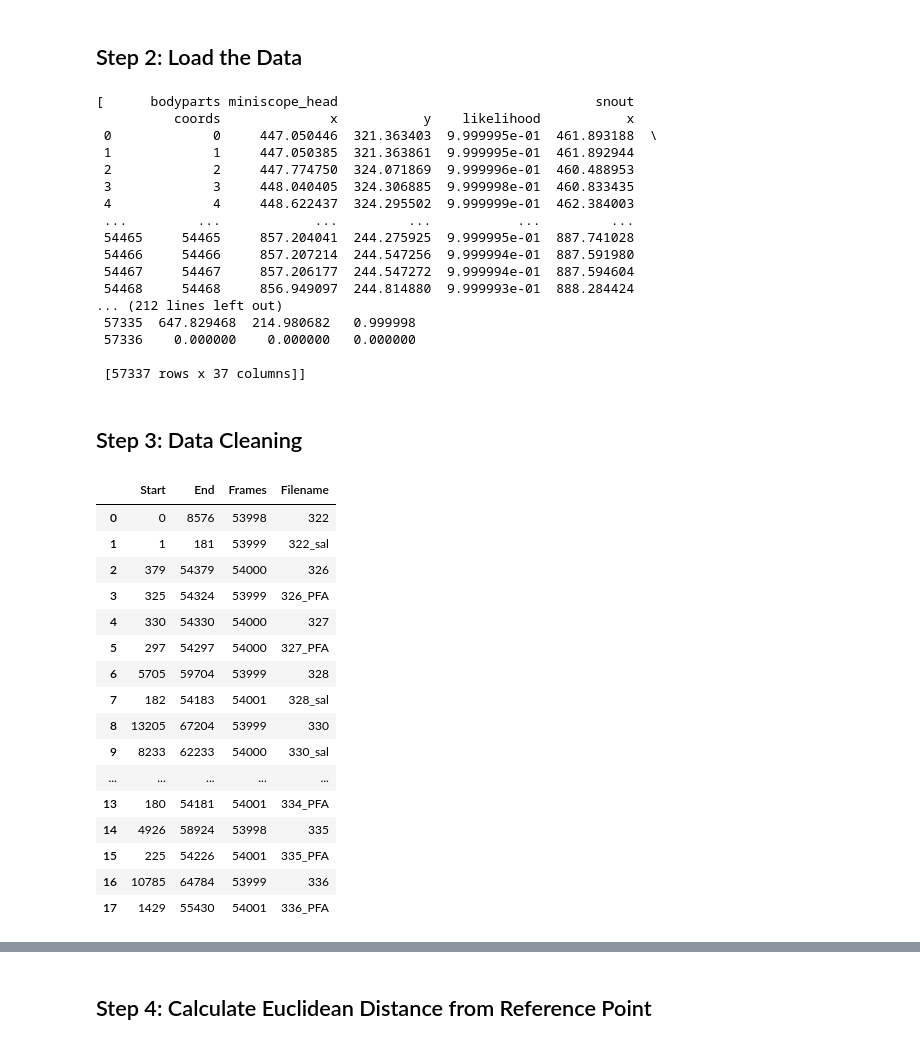
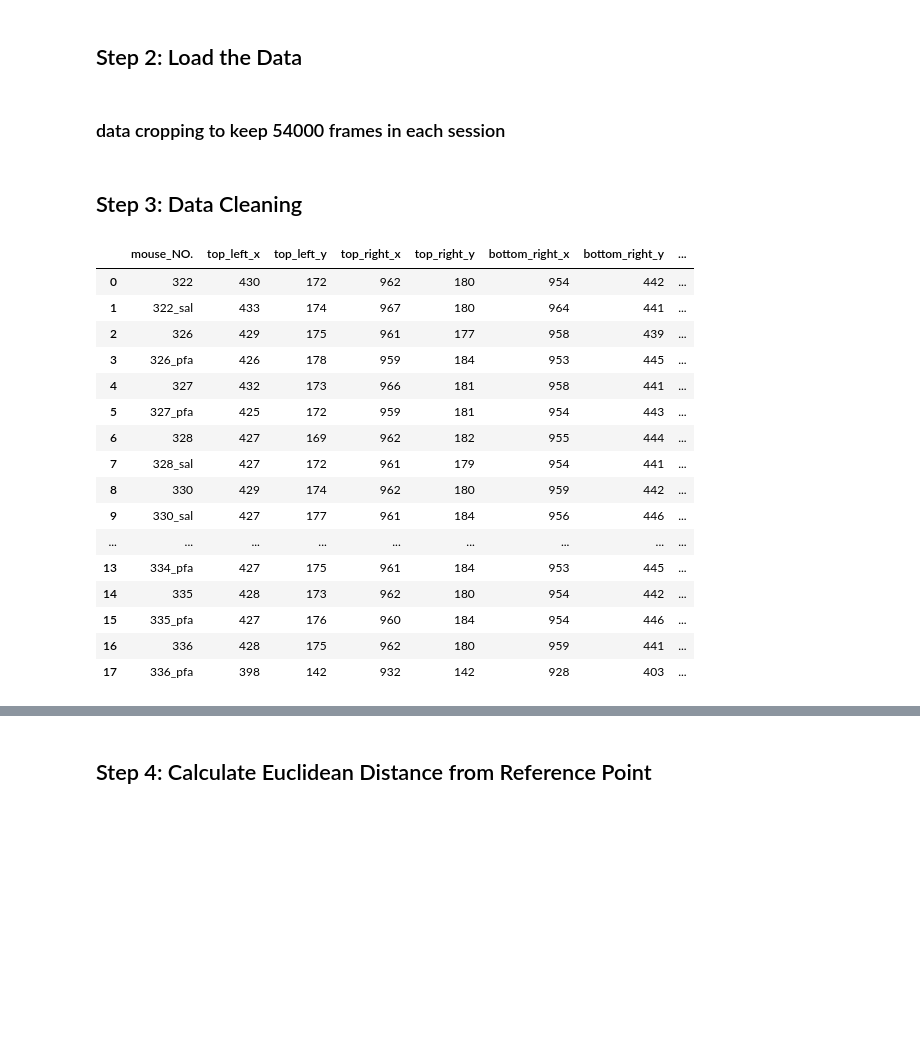
Before and after one commit to MagM00/nevian_lab, a Jupyter notebook: video_processing/DLC analysis.ipynb, the cells around one changed output, grey strips where cells are left out. Drawn from its saved outputs; the diff is of its cells as text; code cells hidden in the pictures; blank space fills up the shorter version.

```diff
--- a/video_processing/DLC analysis.ipynb
+++ b/video_processing/DLC analysis.ipynb
@@ -23,22 +23,6 @@ pfa_files = [file for file in data_files if any(mouse in file for mouse in ['326
 saline_dataframes = [pd.read_csv('E:/deeplabcut/' + file, header=[1,2]) for file in saline_files]
 pfa_dataframes = [pd.read_csv('E:/deeplabcut/' + file, header=[1,2]) for file in pfa_files]
 # %%
-saline_dataframes
+frame_info_df_manual = pd.read_csv(r'H:\DANNCE\6cam_behavior\topviewcam\top_view_cam_led_frames.csv')
-# %% [output]
-[      bodyparts miniscope_head                                 snout
-          coords              x           y    likelihood           x
- 0             0     447.050446  321.363403  9.999995e-01  461.893188  \
- 1             1     447.050385  321.363861  9.999995e-01  461.892944
- 2             2     447.774750  324.071869  9.999996e-01  460.488953
- 3             3     448.040405  324.306885  9.999998e-01  460.833435
- 4             4     448.622437  324.295502  9.999999e-01  462.384003
- ...         ...            ...         ...           ...         ...
- 54465     54465     857.204041  244.275925  9.999995e-01  887.741028
- 54466     54466     857.207214  244.547256  9.999994e-01  887.591980
- 54467     54467     857.206177  244.547272  9.999994e-01  887.594604
- 54468     54468     856.949097  244.814880  9.999993e-01  888.284424
-... (212 lines left out)
- 57335  647.829468  214.980682   0.999998
- 57336    0.000000    0.000000   0.000000
-
- [57337 rows x 37 columns]]
+# %% [markdown]
+### data cropping to keep 54000 frames in each session
@@ -45,3 +38,23 @@ saline_dataframes
 # %% [markdown]
 ## Step 3: Data Cleaning
+# %%
+df_box
+# %% [output]
+|  | mouse_NO. | top_left_x | top_left_y | top_right_x | top_right_y | bottom_right_x | bottom_right_y | ... |
+| 0 | 322 | 430 | 172 | 962 | 180 | 954 | 442 | ... |
+| 1 | 322_sal | 433 | 174 | 967 | 180 | 964 | 441 | ... |
+| 2 | 326 | 429 | 175 | 961 | 177 | 958 | 439 | ... |
+| 3 | 326_pfa | 426 | 178 | 959 | 184 | 953 | 445 | ... |
+| 4 | 327 | 432 | 173 | 966 | 181 | 958 | 441 | ... |
+| 5 | 327_pfa | 425 | 172 | 959 | 181 | 954 | 443 | ... |
+| 6 | 328 | 427 | 169 | 962 | 182 | 955 | 444 | ... |
+| 7 | 328_sal | 427 | 172 | 961 | 179 | 954 | 441 | ... |
+| 8 | 330 | 429 | 174 | 962 | 180 | 959 | 442 | ... |
+| 9 | 330_sal | 427 | 177 | 961 | 184 | 956 | 446 | ... |
+| ... | ... | ... | ... | ... | ... | ... | ... | ... |
+| 13 | 334_pfa | 427 | 175 | 961 | 184 | 953 | 445 | ... |
+| 14 | 335 | 428 | 173 | 962 | 180 | 954 | 442 | ... |
+| 15 | 335_pfa | 427 | 176 | 960 | 184 | 954 | 446 | ... |
+| 16 | 336 | 428 | 175 | 962 | 180 | 959 | 441 | ... |
+| 17 | 336_pfa | 398 | 142 | 932 | 142 | 928 | 403 | ... |
 # %%
@@ -59,31 +72,0 @@ df_box = pd.read_csv(r'H:\DANNCE\6cam_behavior\topviewcam\top_view_cam_box_ccord
-# %%
-# Creating the dataframe manually using the provided data
-frame_info_data = {
-    "Start": [0, 1, 379, 325, 330, 297, 5705, 182, 13205, 8233, 6087, 1795, 4982, 180, 4926, 225, 10785, 1429],
-    "End": [8576, 181, 54379, 54324, 54330, 54297, 59704, 54183, 67204, 62233, 60087, 55795, 58982, 54181, 58924, 54226, 64784, 55430],
-    "Frames": [53998, 53999, 54000, 53999, 54000, 54000, 53999, 54001, 53999, 54000, 54000, 54000, 54000, 54001, 53998, 54001, 53999, 54001],
-    "Filename": ["322", "322_sal", "326", "326_PFA", "327", "327_PFA", "328", "328_sal", "330", "330_sal", "332", "332_sal", "334", "334_PFA", "335", "335_PFA", "336", "336_PFA"]
-}
-
-frame_info_df_manual = pd.DataFrame(frame_info_data)
-
-# Displaying the manually created dataframe
-frame_info_df_manual
-# %% [output]
-|  | Start | End | Frames | Filename |
-| 0 | 0 | 8576 | 53998 | 322 |
-| 1 | 1 | 181 | 53999 | 322_sal |
-| 2 | 379 | 54379 | 54000 | 326 |
-| 3 | 325 | 54324 | 53999 | 326_PFA |
-| 4 | 330 | 54330 | 54000 | 327 |
-| 5 | 297 | 54297 | 54000 | 327_PFA |
-| 6 | 5705 | 59704 | 53999 | 328 |
-| 7 | 182 | 54183 | 54001 | 328_sal |
-| 8 | 13205 | 67204 | 53999 | 330 |
-| 9 | 8233 | 62233 | 54000 | 330_sal |
-| ... | ... | ... | ... | ... |
-| 13 | 180 | 54181 | 54001 | 334_PFA |
-| 14 | 4926 | 58924 | 53998 | 335 |
-| 15 | 225 | 54226 | 54001 | 335_PFA |
-| 16 | 10785 | 64784 | 53999 | 336 |
-| 17 | 1429 | 55430 | 54001 | 336_PFA |
```
Also changed, not shown: parts of 12 cells of this notebook.
